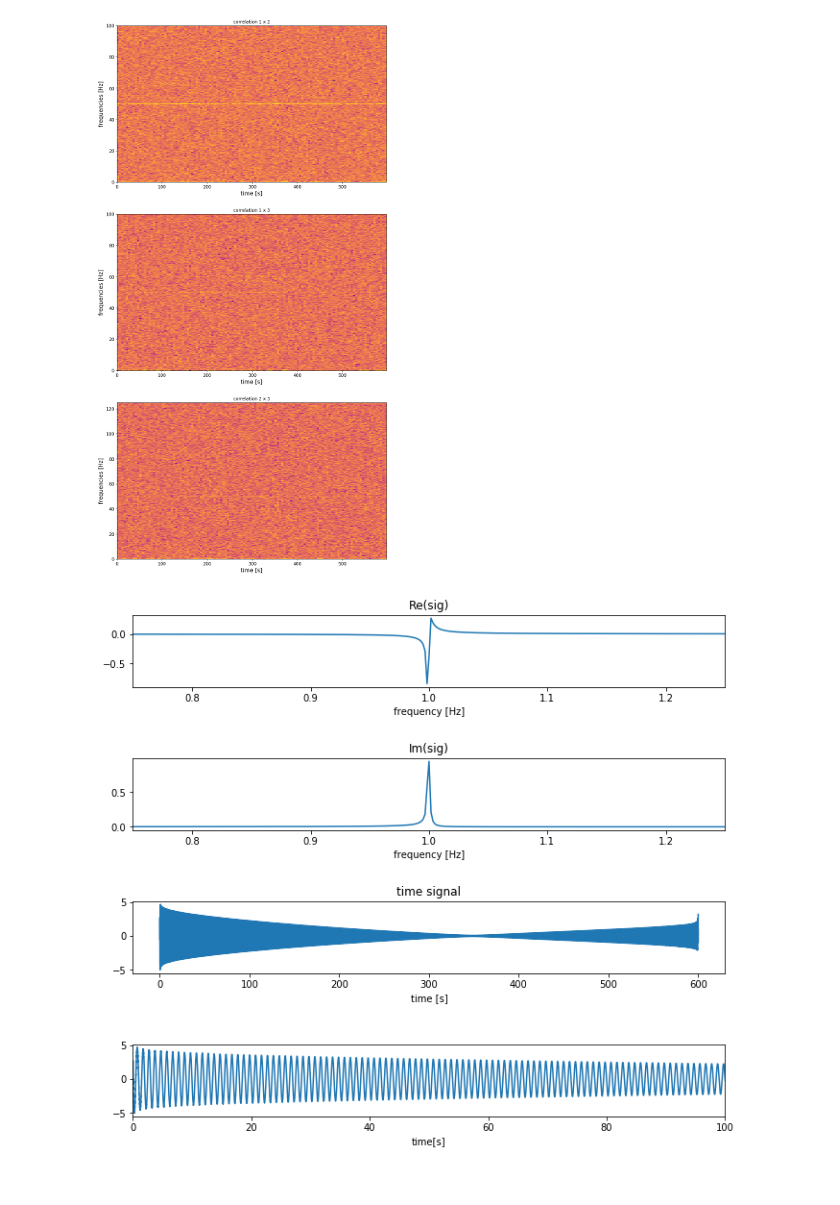
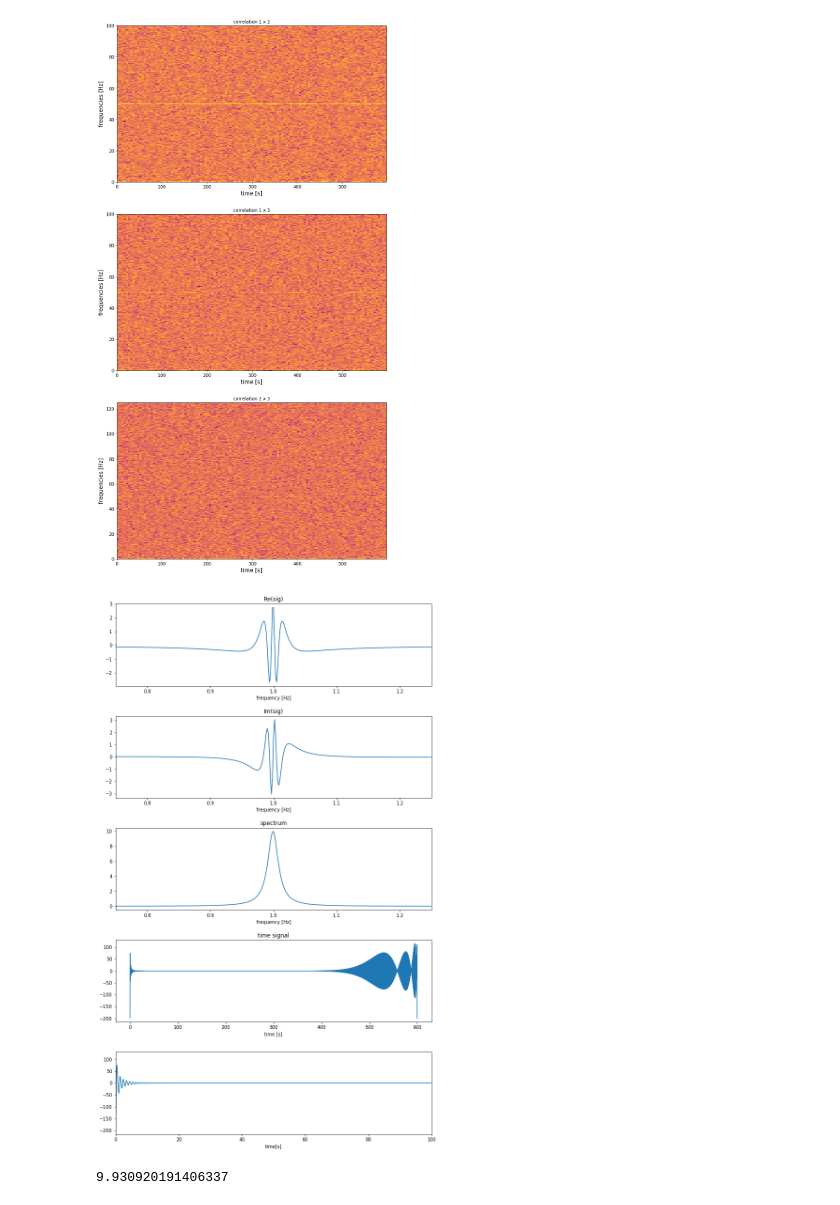
Before and after one commit to gregorylukasiewicz/correlation, a Jupyter notebook: 3corr.ipynb, the cells around one changed output. Cells and saved outputs as stored; diff of their text form; code cells hidden in the pictures.

```diff
--- a/3corr.ipynb
+++ b/3corr.ipynb
@@ -263,7 +263,7 @@ for i in range(1,cut+1,1):
 
 # zespolona amplituda szumu w domenie częstotliwości (z losowo nadanymi fazami)
 # freqSig zawiera pełną informację o sygnale
-freqSig[s] = np.sqrt(spec[s])/2 + 0*1j # amplituda sygnału - pierwiastek z mocy (liczba zespolona)
+freqSig[s] = np.sqrt(spec[s]) + 0*1j # amplituda sygnału - pierwiastek z mocy (liczba zespolona)
 for i in range(freqNum):
     freqSig[s][i] = freqSig[s][i] * np.exp(1j * 2*np.pi * np.random.uniform(0,1)) # nadaję losową fazę amplitudzie
 
@@ -274,13 +274,13 @@ for i in range(freqNum):
 
 # odwrotna FFT - przejście do domeny czasu
 
-timeSig[s] = (freqNum-1)*np.fft.irfft(freqSig[s]).real
+timeSig[s] = timeNum * np.fft.irfft(freqSig[s]).real
 
 
 # można też dodać przebieg czasowy
 
 sigWidth = 600 # szerokość funkcji (jednostka: s)
-sigAmp = 100 # kwadrat amplitudy funkcji
+sigAmp = 1000 # kwadrat amplitudy funkcji
 position = 300 * sampleRate # pozycja środka dodawanego sygnału
 frequency = 60 # Hz
 
@@ -293,8 +293,8 @@ for i in range(int(position - x.size/2), int(position + x.size/2),1):
 
 # powrót do domeny częstotliwości
 
-freqSig[s] = np.fft.rfft(timeSig[s])/(freqNum-1)
-spec[s] = np.power(2*abs(freqSig[s]),2)
+freqSig[s] = np.fft.rfft(timeSig[s]) / (freqNum-1)
+spec[s] = np.power(abs(freqSig[s]),2)
 
 
 # wykres
@@ -348,12 +348,12 @@ PSD = np.zeros((3,interFreq))
 for k in range(0,num,1):
     for i in range(0,3,1):
         fourier[i] = np.fft.rfft(timeSig[i][k*inter:(k+1)*inter]) / (freqNum-1)
-        PSD[i] = np.power(abs(2*fourier[i]),2)
+        PSD[i] = np.power(abs(fourier[i]),2)
     for i in range(0,3,1):
         for j in range(0,3,1):
             specInterMatrix[i][j][k] = PSD[i] * PSD[j]
             freqSigInterMatrix[i][j][k] = fourier[i] * fourier[j]
-            timeSigInterMatrix[i][j][k] = (freqNum-1) * np.fft.irfft(freqSigInterMatrix[i][j][k]).real
+            timeSigInterMatrix[i][j][k] = timeNum * np.fft.irfft(freqSigInterMatrix[i][j][k]).real
 
 for n in range(0,3,1):
     for m in range(0,3,1):
@@ -404,7 +404,7 @@ fig.set_figheight(18)
 fig.set_figwidth(9)
 plt.show()
 # %% [output]
-[figure, old version]
+[figure, new version]
 # %%
 # Próba wykreślenia spektrogramu innym sposobem
 
@@ -433,46 +433,55 @@ sns.heatmap(df)
 # %%
 # Przykłady sygnałów bez szumu
 
 # sig1 = zespolona amplituda piku, który w spektrum przyjmuje kształt lorentzianu
-# faza amplitudy to arctan((x-xo)/\gamma)
+# faza amplitudy to arctan(gamma/(x-xo)) lub arctan((x-xo)/gamma)
 
 freqSig1 = np.zeros(freqNum, dtype = complex)
 
-lorWidth = 150 # szerokość funkcji (jednostka: Hz)
-lorAmp = 100 # amplituda funkcji
-#UWAGA! Przy zmianie \gamma może okazać się konieczna zmiana skali osi częstotliwości na wykresach
-gamma = 0.0001 # parametr funkcji
+lorWidth = 2 # szerokość funkcji (jednostka: Hz)
+lorAmp = 10 # amplituda funkcji
+#UWAGA! Przy zmianie \gamma może okazać się konieczna zmiana skali osi częstotliwości na wykresach, żeby coś zobaczyć
+gamma = 0.01 # parametr funkcji
 position = 1 * freqScale # pozycja środka dodawanego sygnału
 
-x = np.linspace(0, lorWidth, lorWidth*sampleRate) # oś częstotliwości
+x = np.linspace(0, lorWidth, lorWidth*freqScale) # oś częstotliwości
 
 lor = np.sqrt( lorAmp / (1 + np.power((x-lorWidth/2)/gamma,2)) ) + 0*1.j
 # nadanie fazy:
-lor = lor * np.exp( 1j * 2*np.pi * np.arctan(gamma/(x-lorWidth/2) % 2*np.pi))
+lor = lor * np.exp( 1j * 2*np.pi * np.arctan((x-lorWidth/2)/gamma))
+#lor = lor * np.exp( 1j * 2*np.pi * np.arctan(gamma/(x-lorWidth/2) % 2*np.pi))
 
 for i in range(int(position - x.size/2), int(position + x.size/2),1):
-    freqSig1[i] = lor[i - int((position - x.size/2))]
+    if( i >=0 and i <=freqNum ):
+        freqSig1[i] = lor[i - int((position - x.size/2))]
+
+# spektrum
+spec1 = np.power(abs(freqSig1),2)
 
 # generacja przebiegu czasowego
-timeSig1 = (freqNum-1)*np.fft.irfft(freqSig1).real
+timeSig1 = timeNum * np.fft.irfft(freqSig1).real
 
-fig1, (ax1, ax2, ax3, ax4) = plt.subplots(4,1)
+fig1, (ax1, ax2, ax3, ax4, ax5) = plt.subplots(5,1)
 ax1.plot(freq, freqSig1.real)
 ax1.set(xlim = (position/freqScale - 0.25, position/freqScale + 0.25), title = "Re(sig)", xlabel = "frequency [Hz]")
 ax2.plot(freq, freqSig1.imag)
 ax2.set(xlim = (position/freqScale - 0.25, position/freqScale + 0.25), title = "Im(sig)", xlabel = "frequency [Hz]")
-ax3.plot(timeLine, timeSig1)
-ax3.set(title = "time signal", xlabel = "time [s]")
+ax3.plot(freq, spec1)
+ax3.set(xlim = (position/freqScale - 0.25, position/freqScale + 0.25), title = "spectrum", xlabel = "frequency [Hz]")
 ax4.plot(timeLine, timeSig1)
-ax4.set(xlim = (0,100), xlabel = "time[s]")
+ax4.set(title = "time signal", xlabel = "time [s]")
+ax5.plot(timeLine, timeSig1)
+ax5.set(xlim = (0,100), xlabel = "time[s]")
 
-fig1.tight_layout(pad = -1) # rozsunięcie wykresów, żeby zmieściły się podpisy pod osiami
-fig1.set_figheight(8)
+fig1.tight_layout(pad = -3) # rozsunięcie wykresów, żeby zmieściły się podpisy pod osiami
+fig1.set_figheight(15)
 fig1.set_figwidth(9)
 
 plt.show()
+spec1[int(freqScale)]
 # %% [output]
-[figure, old version]
+[figure, new version]
+9.930920191406337
 # %%
 # odwrotnie: zaczynamy od sygnału sinusoidalnego i przechodzimy do domeny częstotliwości
 pos = 1
```
Also changed, not shown: parts of 4 cells of this notebook.
